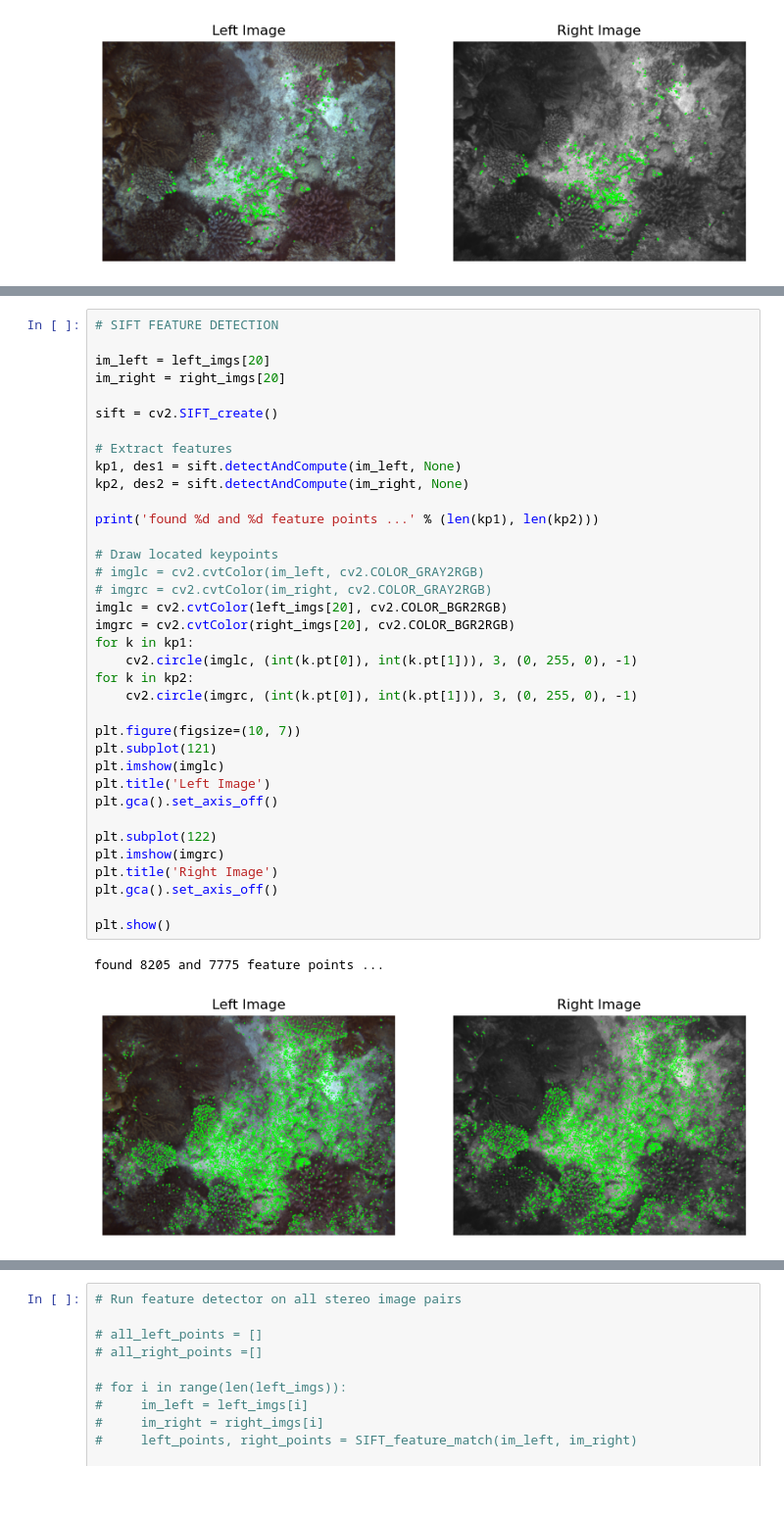
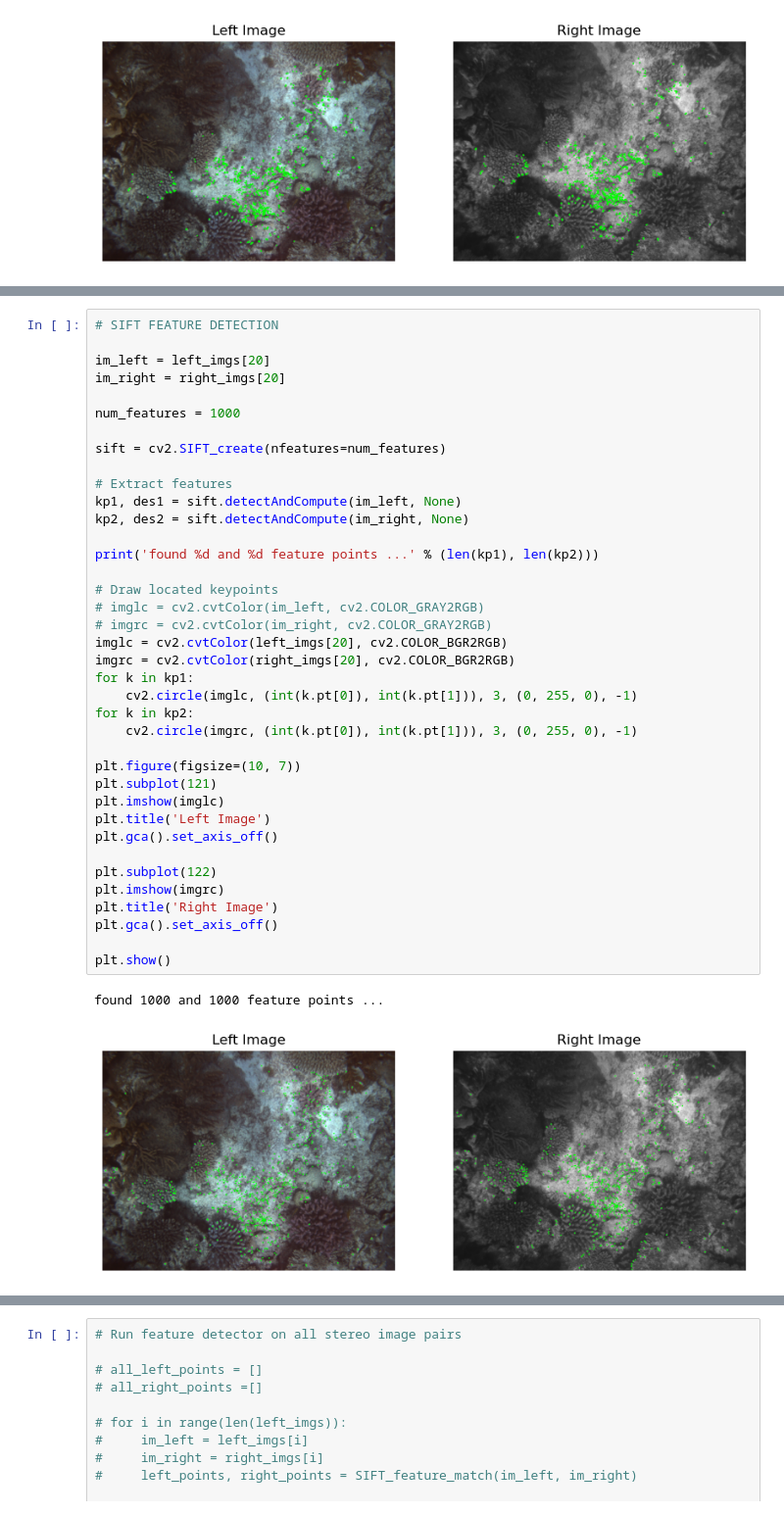
Before and after one commit to AmelineA2003/AMME5710, a Jupyter notebook: Assignments/A2/Question_1/Q1_A2.ipynb, the cells around one changed output, grey strips where cells are left out. Shown at 98% size. Drawn from its saved outputs; the diff is of its cells as text.

```diff
--- a/Assignments/A2/Question_1/Q1_A2.ipynb
+++ b/Assignments/A2/Question_1/Q1_A2.ipynb
@@ -232,39 +232,41 @@ Found 832 inlier correspondances
 im_left = left_imgs[20]
 im_right = right_imgs[20]
 
-sift = cv2.SIFT_create()
+num_features = 1000
+
+sift = cv2.SIFT_create(nfeatures=num_features)
 
 # Extract features
 kp1, des1 = sift.detectAndCompute(im_left, None)
 kp2, des2 = sift.detectAndCompute(im_right, None)
 
 print('found %d and %d feature points ...' % (len(kp1), len(kp2)))
 
 # Draw located keypoints
 # imglc = cv2.cvtColor(im_left, cv2.COLOR_GRAY2RGB)
 # imgrc = cv2.cvtColor(im_right, cv2.COLOR_GRAY2RGB)
 imglc = cv2.cvtColor(left_imgs[20], cv2.COLOR_BGR2RGB)
 imgrc = cv2.cvtColor(right_imgs[20], cv2.COLOR_BGR2RGB)
 for k in kp1:
     cv2.circle(imglc, (int(k.pt[0]), int(k.pt[1])), 3, (0, 255, 0), -1)
 for k in kp2:
     cv2.circle(imgrc, (int(k.pt[0]), int(k.pt[1])), 3, (0, 255, 0), -1)
 
 plt.figure(figsize=(10, 7))
 plt.subplot(121)
 plt.imshow(imglc)
 plt.title('Left Image')
 plt.gca().set_axis_off()
 
 plt.subplot(122)
 plt.imshow(imgrc)
 plt.title('Right Image')
 plt.gca().set_axis_off()
 
 plt.show()
 # %% [output]
-found 8205 and 7775 feature points ...
+found 1000 and 1000 feature points ...
-[figure, old version]
+[figure, new version]
 # %%
 # initialise new matcher (cross-checker is used to only return matches that are the best in both views)
 bf = cv2.BFMatcher(cv2.NORM_L2, crossCheck=True) # for ORB (use distance "cv2.NORM_L2" for SIFT)
```
Also changed, not shown: parts of 8 cells of this notebook.
